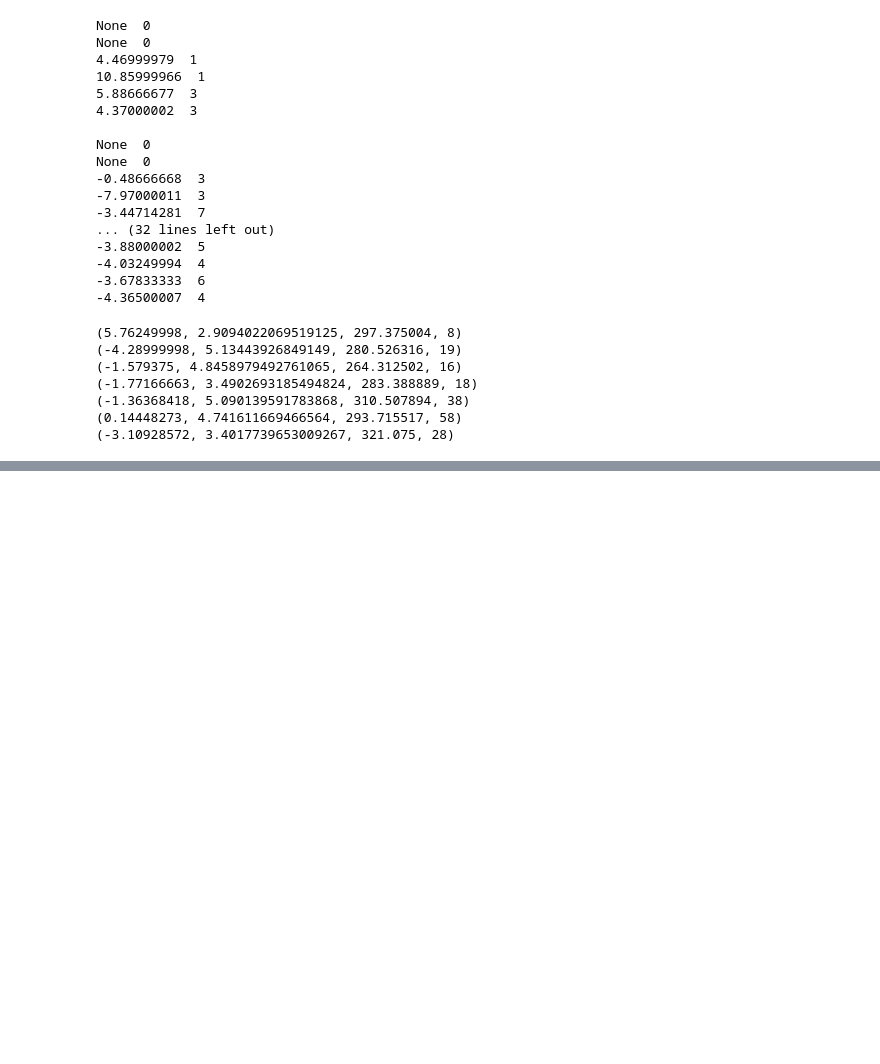
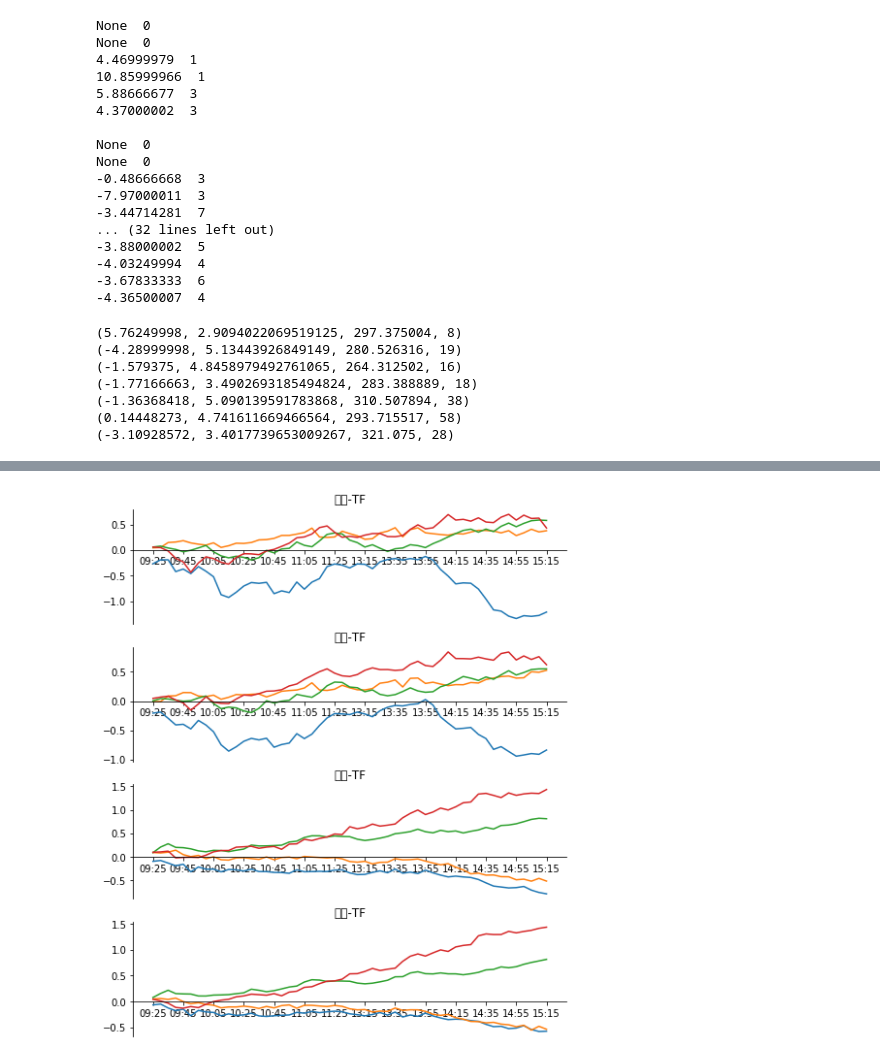
Before and after one commit to dxcv/my-strategies, a Jupyter notebook: strategy1/strategy1.ipynb, the cells around one changed output, grey strips where cells are left out. Cells and saved outputs as stored; diff of their text form; code cells hidden in the pictures; blank space fills up the shorter version.

```diff
--- a/strategy1/strategy1.ipynb
+++ b/strategy1/strategy1.ipynb
@@ -301,0 +300,21 @@ len(d.Times)
+# %%
+imp_minutes_params = [("国债", "TF"), ("国债", "T"), ("国开债", "TF"), ("国开债", "T")]
+res = []
+for params, ax in zip(imp_minutes_params, axes):
+    data =  imp_future.imp_minutes(*params)
+    res.append(data)
+# %%
+fig, axes = plt.subplots(4, 1, figsize=(8, 10), sharex="all")
+xmajorLocator = MultipleLocator(4)
+for data, ax in zip(res, axes):
+    ax.spines["top"].set_color("none")
+    ax.spines["right"].set_color("none")
+    ax.xaxis.set_ticks_position("bottom")
+    ax.yaxis.set_ticks_position("left")
+    #ax.plot(data.index, data, label=["一", "二", "三", "四"])
+    ax.plot(data)
+    ax.spines["bottom"].set_position(('data', 0))
+    ax.xaxis.set_major_locator(xmajorLocator)
+    ax.set_title("{}-{}".format("国债", "TF"))
+# %% [output]
+[figure, added]
```
Also changed, not shown: parts of 6 cells of this notebook, 1 other file.
